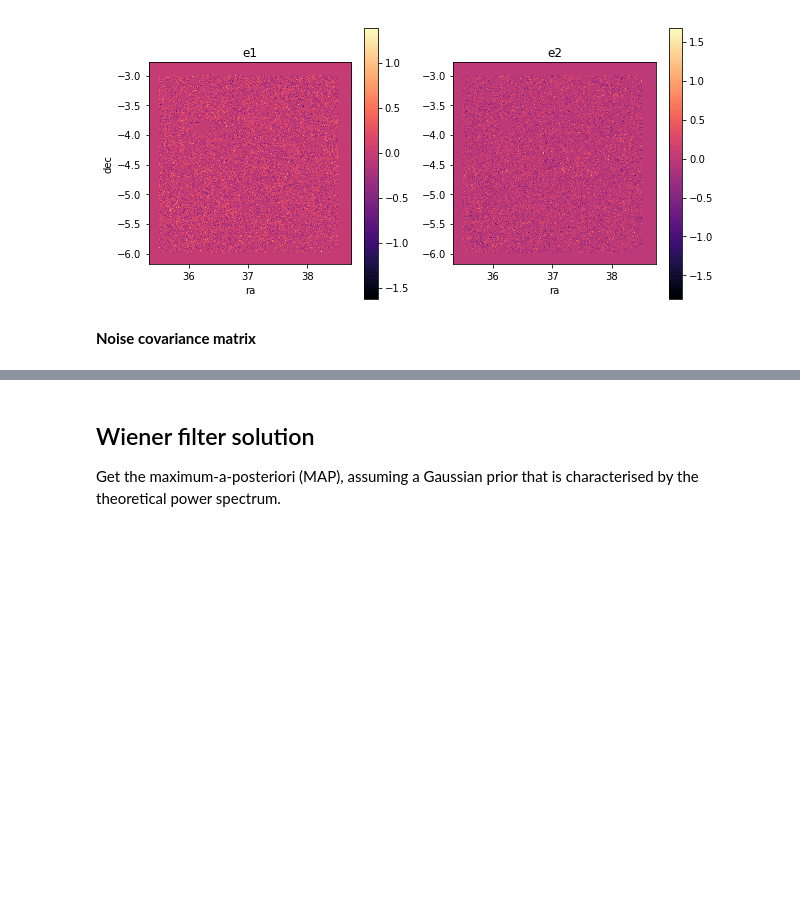
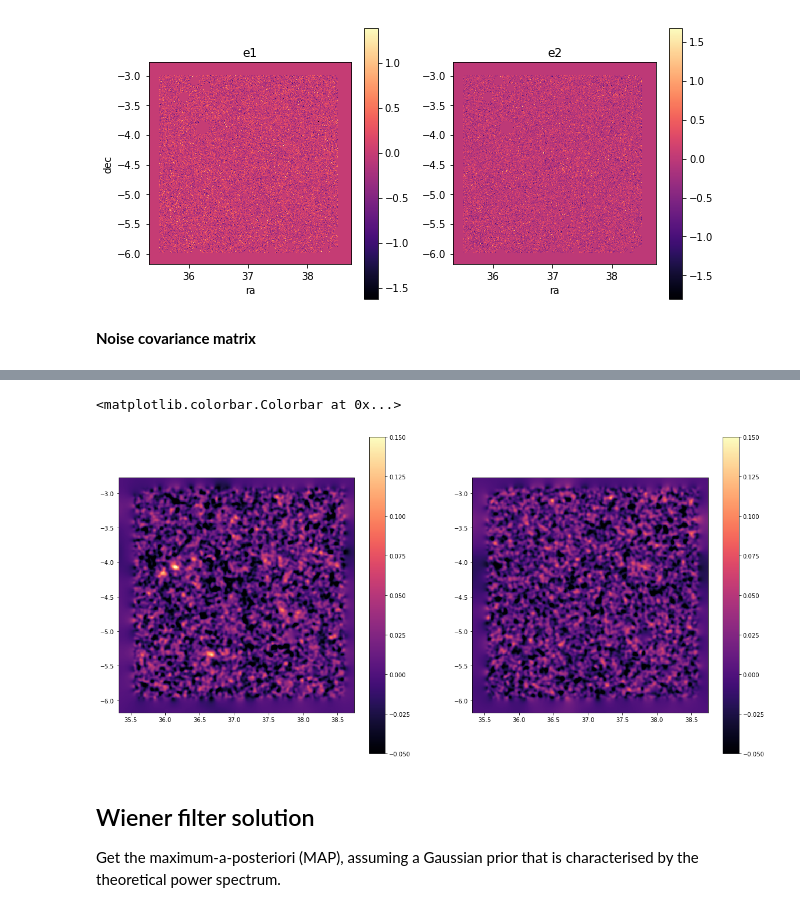
Before and after one commit to EiffL/Quarks2CosmosDataChallenge, a Jupyter notebook: notebooks/Lensing-challenge.ipynb, the cells around one changed output, grey strips where cells are left out. Cells and saved outputs as stored; diff of their text form; code cells hidden in the pictures; blank space fills up the shorter version.

```diff
--- a/notebooks/Lensing-challenge.ipynb
+++ b/notebooks/Lensing-challenge.ipynb
@@ -156,3 +146,15 @@ Use the first mass-mapping technique [Kaiser-Squires (1993)](https://ui.adsabs.h
+# %%
+kappaE, kappaB = ks93(e1map, e2map)
+
+kwargs = dict(vmin=-.05, vmax=.15, cmap='magma', extent=get_extend_radec(resolution, width, ra, dec))
+figure(figsize=[20,10])
+subplot(121)
+imshow(gaussian_filter(kappaE,2)[:,::-1], **kwargs);colorbar()
+subplot(122)
+imshow(gaussian_filter(kappaB,2)[:,::-1], **kwargs);colorbar()
+# %% [output]
+<matplotlib.colorbar.Colorbar at 0x...>
+[figure, added]
 # %% [markdown]
 ## Wiener filter solution
 
```
Also changed, not shown: parts of 21 cells of this notebook.
